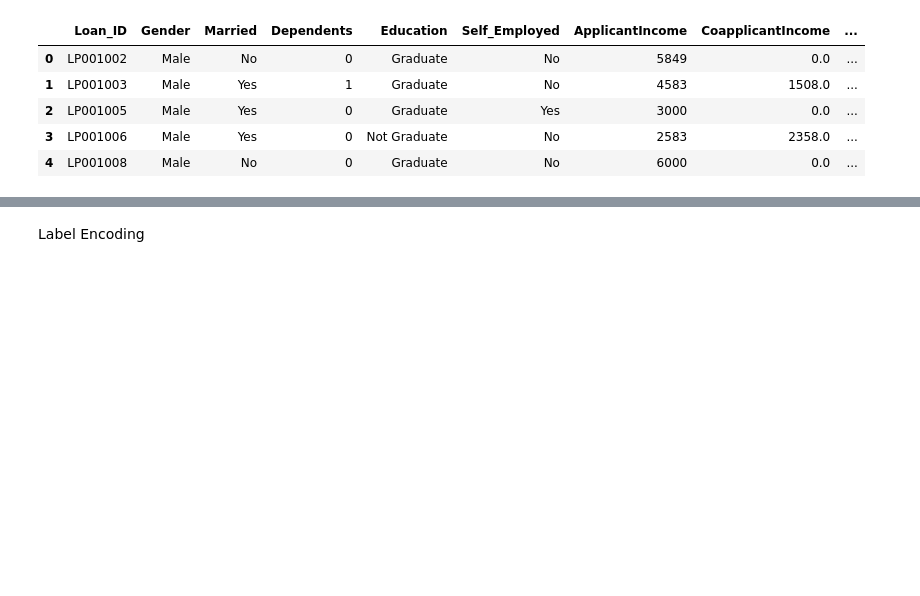
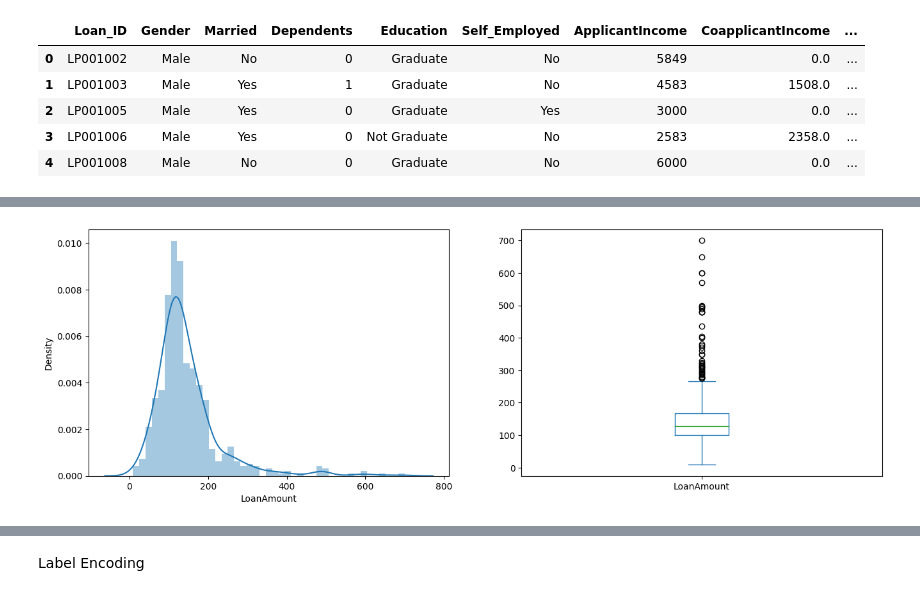
Before and after one commit to vikiysr/mlprojects, a Jupyter notebook: Loan prediction.ipynb, the cells around one changed output, grey strips where cells are left out. Saved outputs shown, nothing was run; the diff lists cells and outputs as text; code cells hidden in the pictures; blank space fills up the shorter version.

```diff
--- a/Loan prediction.ipynb
+++ b/Loan prediction.ipynb
@@ -27,0 +133,9 @@ df.head()
+# %%
+plt.figure(1)
+plt.subplot(121)
+sns.distplot(df['LoanAmount']);
+plt.subplot(122)
+df['LoanAmount'].plot.box(figsize=(16,5))
+plt.show()
+# %% [output]
+[figure, added]
```
Also changed, not shown: parts of 35 cells of this notebook.
